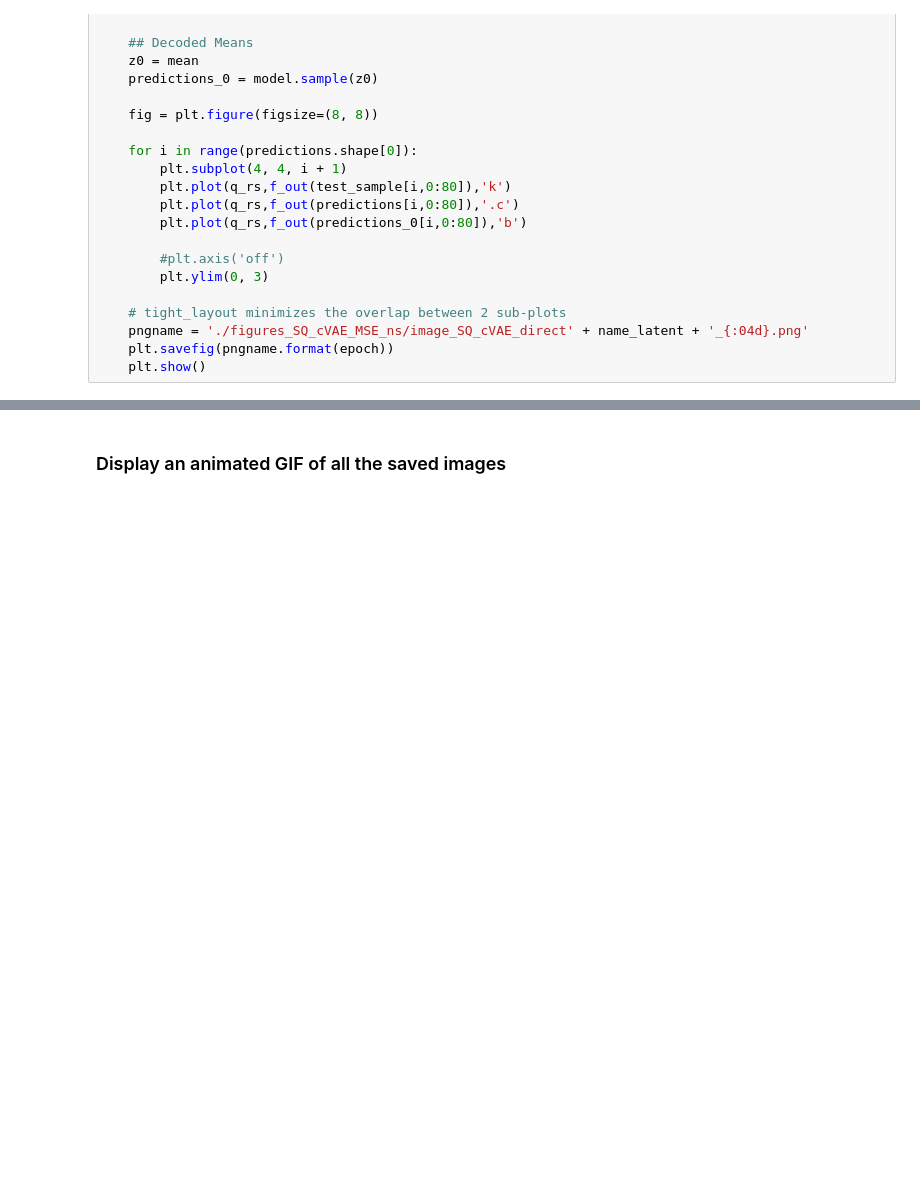
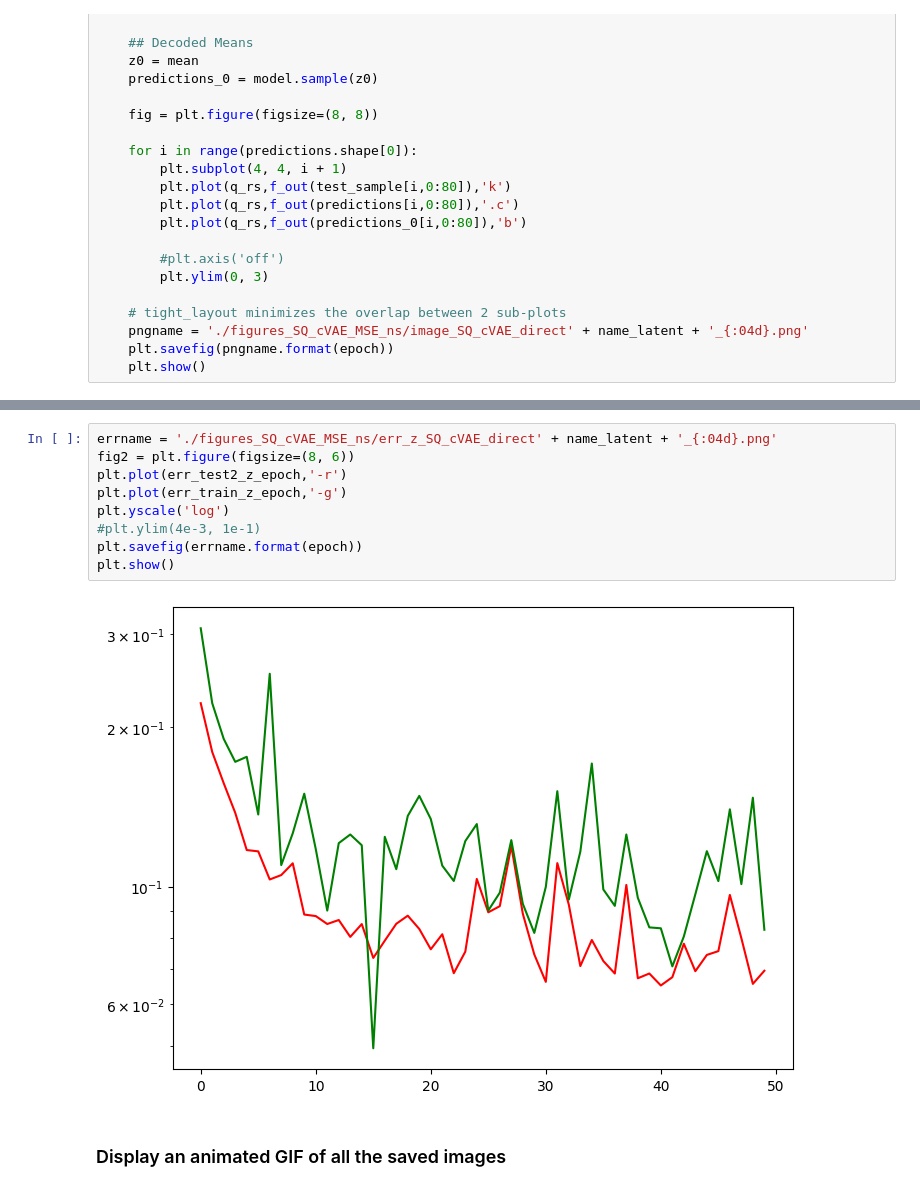
Before and after one commit to ch-tung/SQ_VAE, a Jupyter notebook: SQ_cVAE_MSE_direct.ipynb, the cells around one changed output, grey strips where cells are left out. Drawn from its saved outputs; the diff is of its cells as text; blank space fills up the shorter version.

```diff
--- a/SQ_cVAE_MSE_direct.ipynb
+++ b/SQ_cVAE_MSE_direct.ipynb
@@ -454,3 +461,14 @@ plt.show()
+# %%
+errname = './figures_SQ_cVAE_MSE_ns/err_z_SQ_cVAE_direct' + name_latent + '_{:04d}.png'
+fig2 = plt.figure(figsize=(8, 6))
+plt.plot(err_test2_z_epoch,'-r')
+plt.plot(err_train_z_epoch,'-g')
+plt.yscale('log')
+#plt.ylim(4e-3, 1e-1)
+plt.savefig(errname.format(epoch))
+plt.show()
+# %% [output]
+[figure, added]
 # %% [markdown]
 ### Display an animated GIF of all the saved images
 # %%
```
Also changed, not shown: parts of 18 cells of this notebook.
